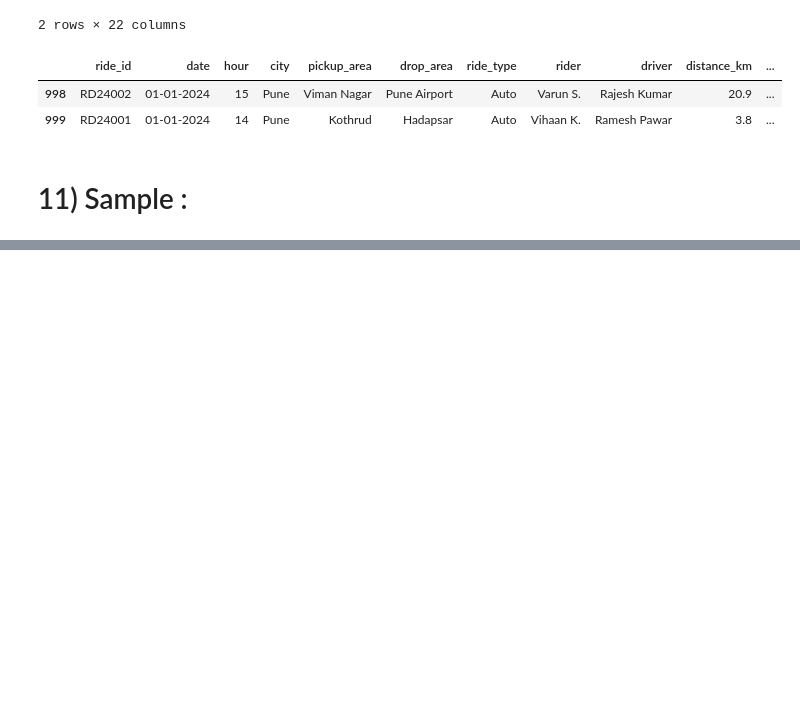
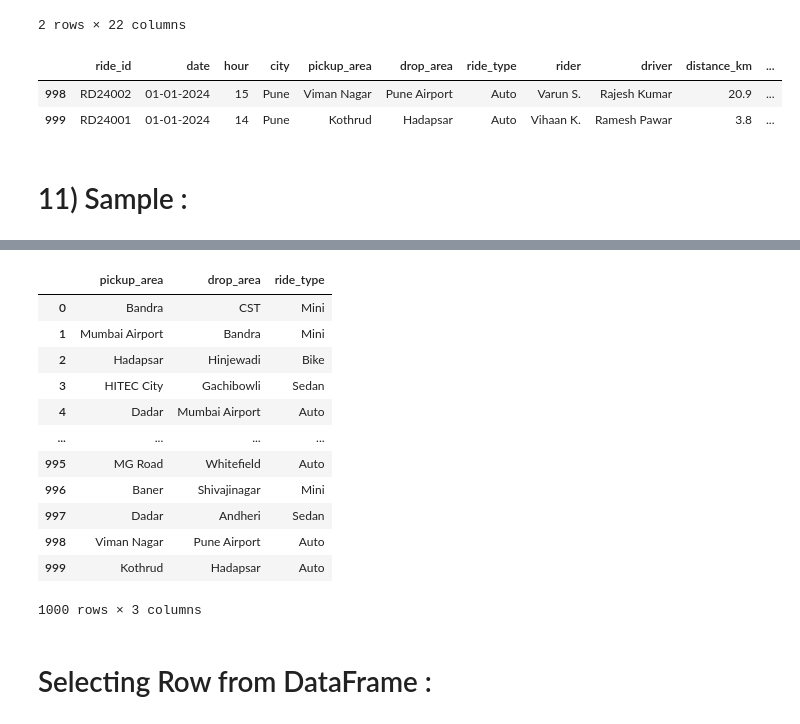
Before and after one commit to singh-amit-45/Data-Science, a Jupyter notebook: Libraries/Pandas/Pandas_DataFrame/DataFrame.ipynb, the cells around one changed output, grey strips where cells are left out. Cells and saved outputs as stored; diff of their text form; code cells hidden in the pictures; blank space fills up the shorter version.

```diff
--- a/Libraries/Pandas/Pandas_DataFrame/DataFrame.ipynb
+++ b/Libraries/Pandas/Pandas_DataFrame/DataFrame.ipynb
@@ -238,0 +600,19 @@ random_rides
+# %%
+routine_view = rides[['pickup_area','drop_area','ride_type']]
+routine_view
+# %% [output]
+|  | pickup_area | drop_area | ride_type |
+| 0 | Bandra | CST | Mini |
+| 1 | Mumbai Airport | Bandra | Mini |
+| 2 | Hadapsar | Hinjewadi | Bike |
+| 3 | HITEC City | Gachibowli | Sedan |
+| 4 | Dadar | Mumbai Airport | Auto |
+| ... | ... | ... | ... |
+| 995 | MG Road | Whitefield | Auto |
+| 996 | Baner | Shivajinagar | Mini |
+| 997 | Dadar | Andheri | Sedan |
+| 998 | Viman Nagar | Pune Airport | Auto |
+| 999 | Kothrud | Hadapsar | Auto |
+1000 rows × 3 columns
+# %% [markdown]
+# Selecting Row from DataFrame :
```
Also changed, not shown: parts of 53 cells of this notebook.
